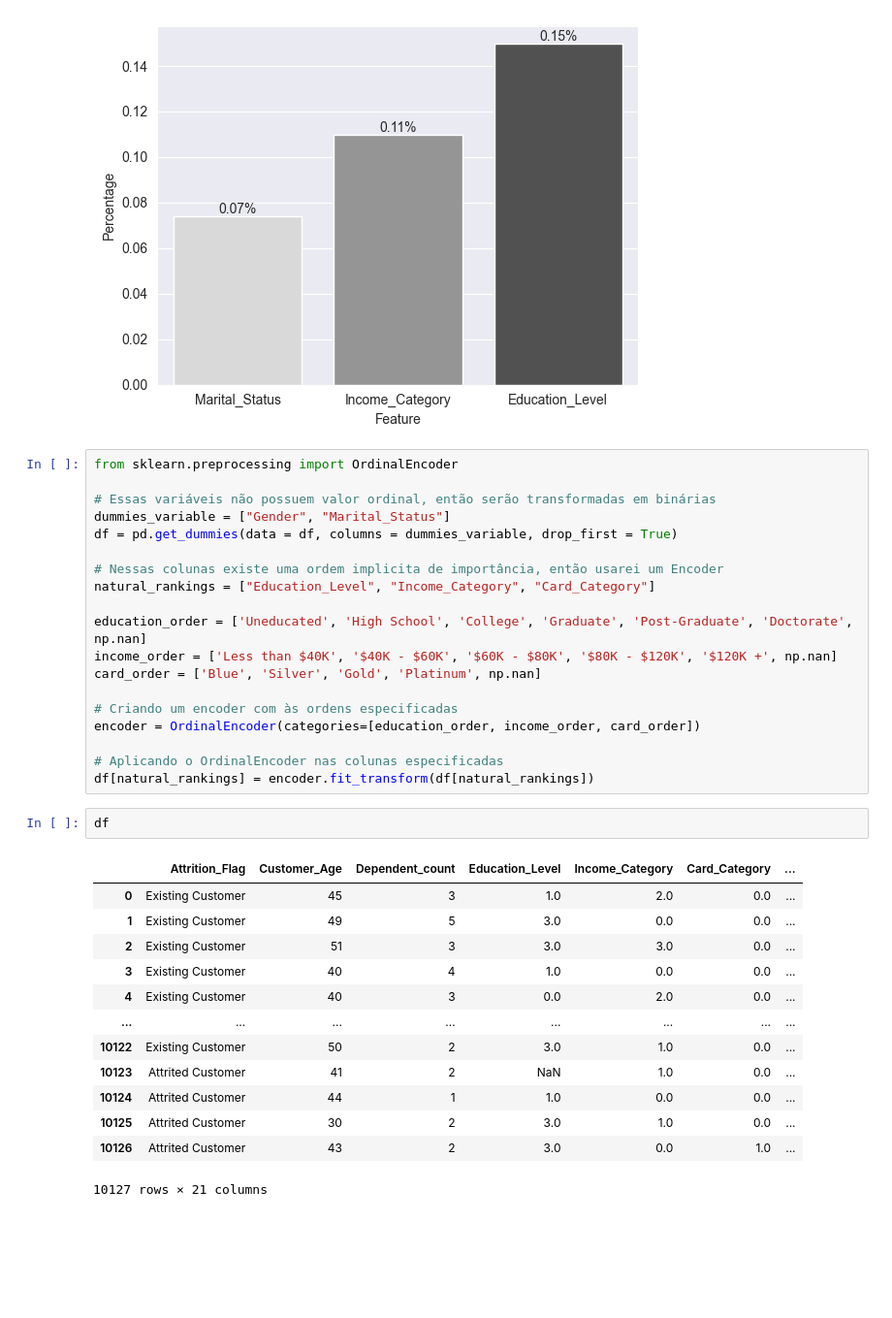
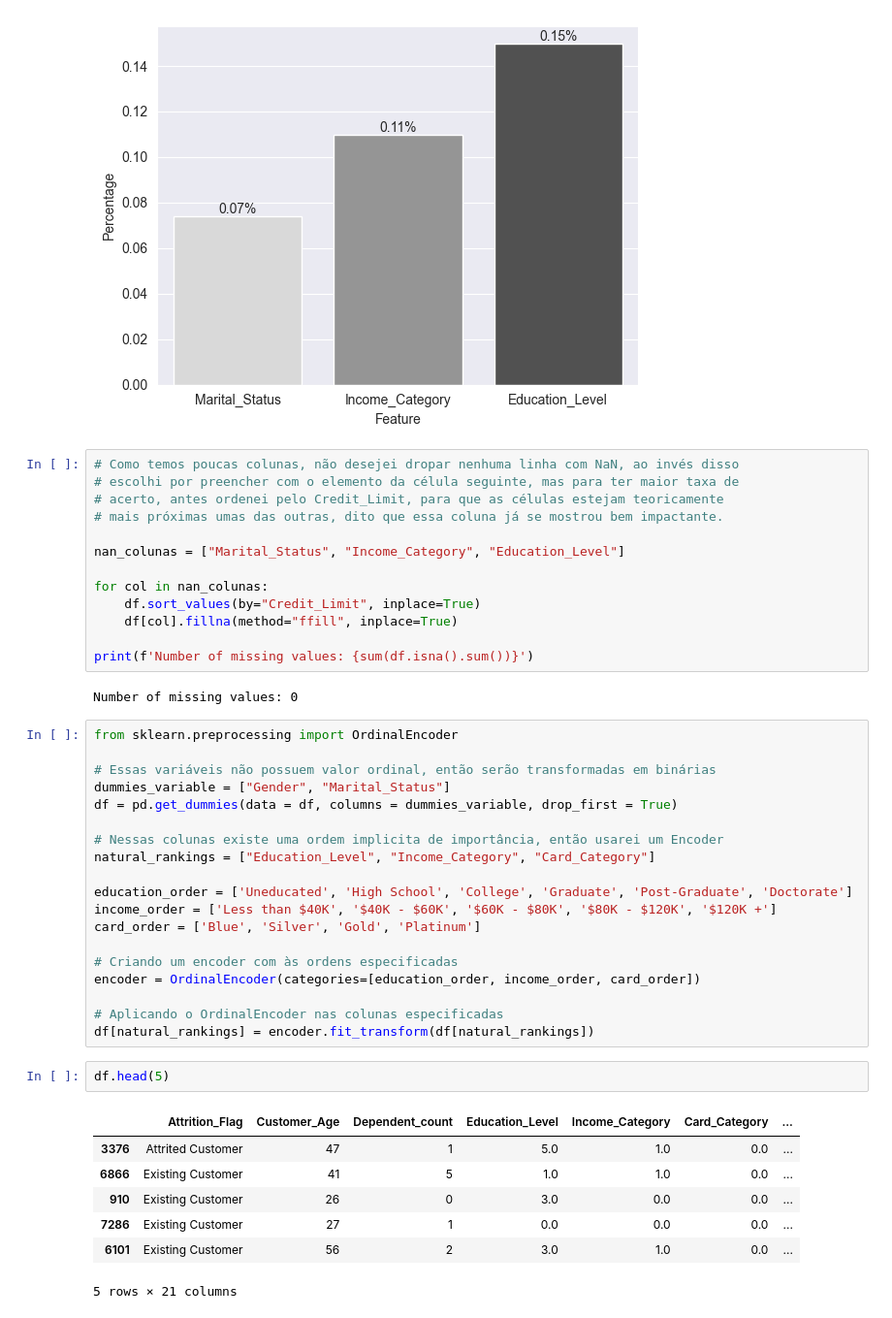
Before and after one commit to Ang3k/Exploracao-Preditiva-de-Dados-para-Churn-de-Clientes-Bancarios-com-Machine-Learning, a Jupyter notebook: Project_Prototype.ipynb, the cells around one changed output. Shown at 97% size. Saved outputs shown, nothing was run; the diff lists cells and outputs as text; blank space fills up the shorter version.

```diff
--- a/Project_Prototype.ipynb
+++ b/Project_Prototype.ipynb
@@ -240,6 +240,21 @@ def generate_missplot(df):
 generate_missplot(df)
 # %% [output]
 [figure]
+# %%
+# Como temos poucas colunas, não desejei dropar nenhuma linha com NaN, ao invés disso
+# escolhi por preencher com o elemento da célula seguinte, mas para ter maior taxa de
+# acerto, antes ordenei pelo Credit_Limit, para que as células estejam teoricamente
+# mais próximas umas das outras, dito que essa coluna já se mostrou bem impactante.
+
+nan_colunas = ["Marital_Status", "Income_Category", "Education_Level"]
+
+for col in nan_colunas:
+    df.sort_values(by="Credit_Limit", inplace=True)
+    df[col].fillna(method="ffill", inplace=True)
+
+print(f'Number of missing values: {sum(df.isna().sum())}')
+# %% [output]
+Number of missing values: 0
 # %%
 from sklearn.preprocessing import OrdinalEncoder
 
@@ -250,28 +265,22 @@ df = pd.get_dummies(data = df, columns = dummies_variable, drop_first = True)
 # Nessas colunas existe uma ordem implicita de importância, então usarei um Encoder
 natural_rankings = ["Education_Level", "Income_Category", "Card_Category"]
 
-education_order = ['Uneducated', 'High School', 'College', 'Graduate', 'Post-Graduate', 'Doctorate', np.nan]
-income_order = ['Less than $40K', '$40K - $60K', '$60K - $80K', '$80K - $120K', '$120K +', np.nan]
-card_order = ['Blue', 'Silver', 'Gold', 'Platinum', np.nan]
+education_order = ['Uneducated', 'High School', 'College', 'Graduate', 'Post-Graduate', 'Doctorate']
+income_order = ['Less than $40K', '$40K - $60K', '$60K - $80K', '$80K - $120K', '$120K +']
+card_order = ['Blue', 'Silver', 'Gold', 'Platinum']
 
 # Criando um encoder com às ordens especificadas
 encoder = OrdinalEncoder(categories=[education_order, income_order, card_order])
 
 # Aplicando o OrdinalEncoder nas colunas especificadas
 df[natural_rankings] = encoder.fit_transform(df[natural_rankings])
-# %%
-df
-# %% [output]
-|  | Attrition_Flag | Customer_Age | Dependent_count | Education_Level | Income_Category | Card_Category | ... |
-| 0 | Existing Customer | 45 | 3 | 1.0 | 2.0 | 0.0 | ... |
-| 1 | Existing Customer | 49 | 5 | 3.0 | 0.0 | 0.0 | ... |
-| 2 | Existing Customer | 51 | 3 | 3.0 | 3.0 | 0.0 | ... |
-| 3 | Existing Customer | 40 | 4 | 1.0 | 0.0 | 0.0 | ... |
-| 4 | Existing Customer | 40 | 3 | 0.0 | 2.0 | 0.0 | ... |
-| ... | ... | ... | ... | ... | ... | ... | ... |
-| 10122 | Existing Customer | 50 | 2 | 3.0 | 1.0 | 0.0 | ... |
-| 10123 | Attrited Customer | 41 | 2 | NaN | 1.0 | 0.0 | ... |
-| 10124 | Attrited Customer | 44 | 1 | 1.0 | 0.0 | 0.0 | ... |
-| 10125 | Attrited Customer | 30 | 2 | 3.0 | 1.0 | 0.0 | ... |
-| 10126 | Attrited Customer | 43 | 2 | 3.0 | 0.0 | 1.0 | ... |
-10127 rows × 21 columns
+# %%
+df.head(5)
+# %% [output]
+|  | Attrition_Flag | Customer_Age | Dependent_count | Education_Level | Income_Category | Card_Category | ... |
+| 3376 | Attrited Customer | 47 | 1 | 5.0 | 1.0 | 0.0 | ... |
+| 6866 | Existing Customer | 41 | 5 | 1.0 | 1.0 | 0.0 | ... |
+| 910 | Existing Customer | 26 | 0 | 3.0 | 0.0 | 0.0 | ... |
+| 7286 | Existing Customer | 27 | 1 | 0.0 | 0.0 | 0.0 | ... |
+| 6101 | Existing Customer | 56 | 2 | 3.0 | 1.0 | 0.0 | ... |
+5 rows × 21 columns
```
Also changed, not shown: parts of 1 cell of this notebook, 1 other file.
